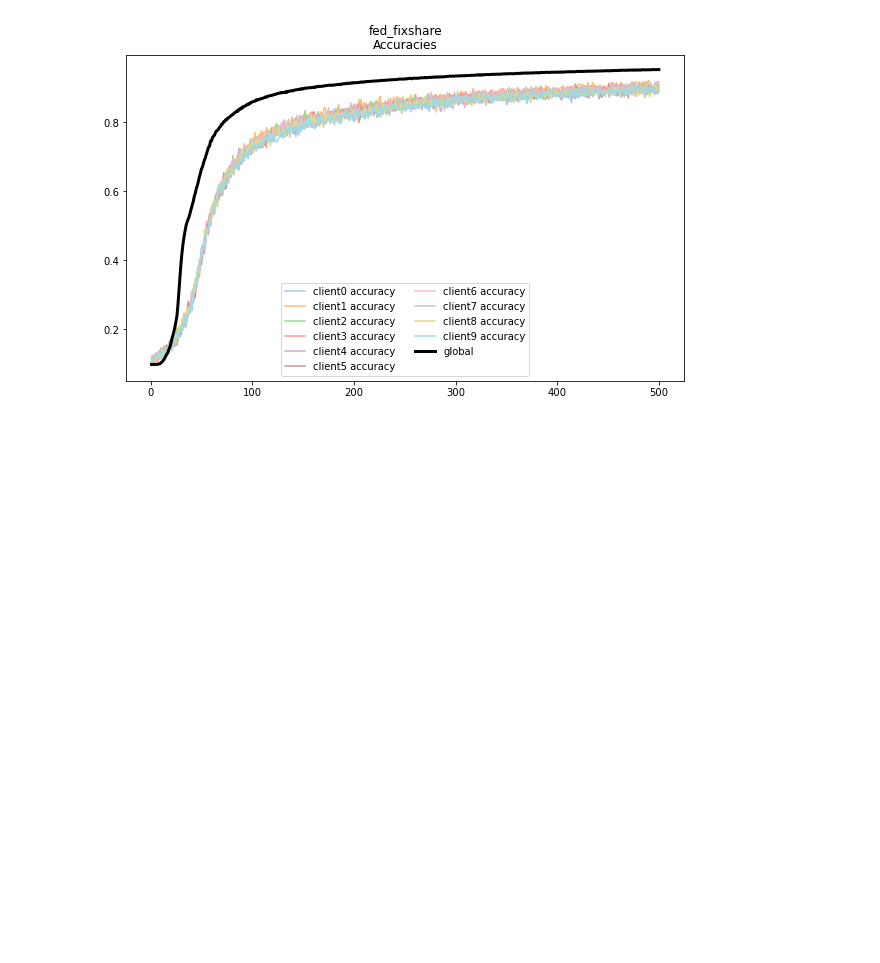
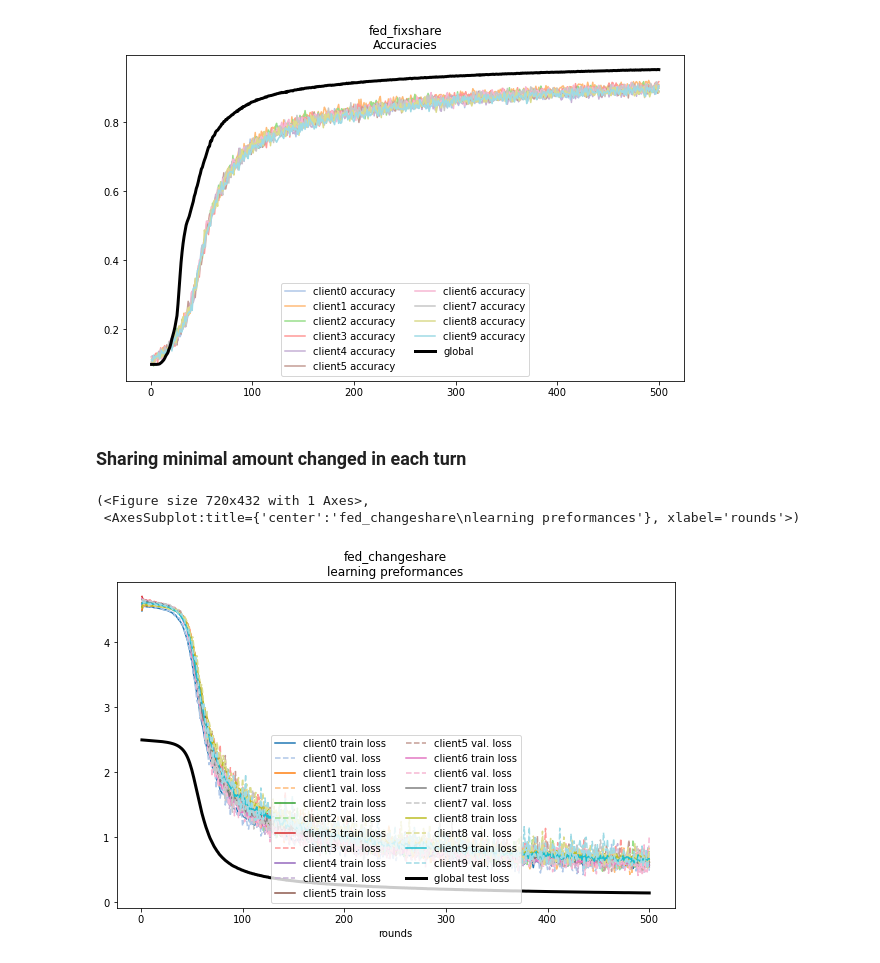
Before and after one commit to alelevente/FeLeSh, a Jupyter notebook: src/3_evaluation/learning_performance.ipynb, the cells around one changed output. Saved outputs shown, nothing was run; the diff lists cells and outputs as text; code cells hidden in the pictures; blank space fills up the shorter version.

```diff
--- a/src/3_evaluation/learning_performance.ipynb
+++ b/src/3_evaluation/learning_performance.ipynb
@@ -154,3 +154,11 @@ plot_accuracies("fed_fixshare")
 (<Figure size 720x432 with 1 Axes>,
  <AxesSubplot:title={'center':'fed_fixshare\nAccuracies'}>)
 [figure]
+# %% [markdown]
+### Sharing minimal amount changed in each turn
+# %%
+plot_performances("fed_changeshare")
+# %% [output]
+(<Figure size 720x432 with 1 Axes>,
+ <AxesSubplot:title={'center':'fed_changeshare\nlearning preformances'}, xlabel='rounds'>)
+[figure, added]
```
Also changed, not shown: parts of 1 cell of this notebook, 9 other files.
